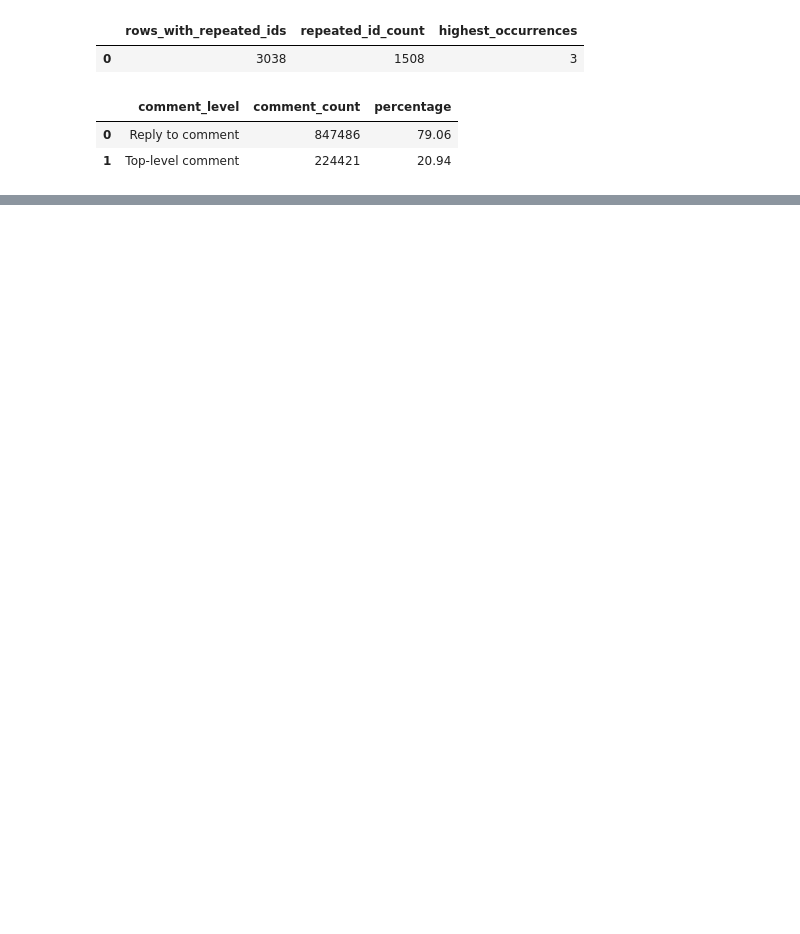
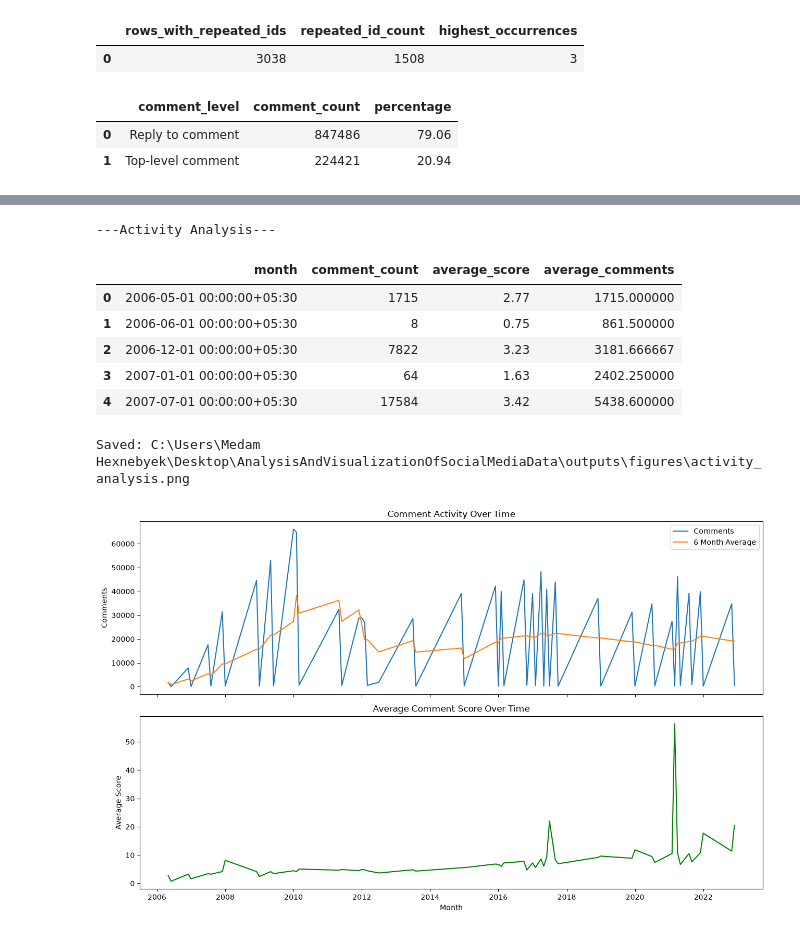
Before and after one commit to sah-rohit/AnalysisAndVisualizationOfSocialMediaData, a Jupyter notebook: main.ipynb, the cells around one changed output, grey strips where cells are left out. Cells and saved outputs as stored; diff of their text form; code cells hidden in the pictures; blank space fills up the shorter version.

Commit message:
Update analysis notebook, scripts, and visualizations; update gitignore

```diff
--- a/main.ipynb
+++ b/main.ipynb
@@ -369,0 +465,41 @@ File exists: True
+# %%
+print(f"---Activity Analysis---")
+activity_query = f"""
+    SELECT
+        DATE_TRUNC('month', TO_TIMESTAMP(TRY_CAST(created_utc AS BIGINT))) AS month,
+        COUNT(*) AS comment_count,
+        ROUND(AVG(TRY_CAST(score AS DOUBLE)), 2) AS average_score
+    FROM read_csv('{FILE_PATH}')
+    WHERE TRY_CAST(created_utc AS BIGINT) IS NOT NULL
+    GROUP BY 1
+    ORDER BY 1
+"""
+activity_df = duckdb.sql(activity_query).df()
+activity_df['month'] = pd.to_datetime(activity_df['month'])
+activity_df['average_comments'] = activity_df['comment_count'].rolling(6, min_periods=1).mean()
+display(activity_df.head())
+fig, axes = plt.subplots(2, 1, figsize=(13, 8), sharex=True)
+axes[0].plot(activity_df['month'], activity_df['comment_count'], label='Comments')
+axes[0].plot(activity_df['month'], activity_df['average_comments'], label='6 Month Average')
+axes[0].set_title('Comment Activity Over Time')
+axes[0].set_ylabel('Comments')
+axes[0].legend()
+axes[1].plot(activity_df['month'], activity_df['average_score'], color='green')
+axes[1].set_title('Average Comment Score Over Time')
+axes[1].set_xlabel('Month')
+axes[1].set_ylabel('Average Score')
+plt.tight_layout()
+activity_path = OUTPUT_DIR / 'activity_analysis.png'
+fig.savefig(activity_path, dpi=300, bbox_inches='tight')
+print('Saved:', activity_path)
+plt.show()
+# %% [output]
+---Activity Analysis---
+|  | month | comment_count | average_score | average_comments |
+| 0 | 2006-05-01 00:00:00+05:30 | 1715 | 2.77 | 1715.000000 |
+| 1 | 2006-06-01 00:00:00+05:30 | 8 | 0.75 | 861.500000 |
+| 2 | 2006-12-01 00:00:00+05:30 | 7822 | 3.23 | 3181.666667 |
+| 3 | 2007-01-01 00:00:00+05:30 | 64 | 1.63 | 2402.250000 |
+| 4 | 2007-07-01 00:00:00+05:30 | 17584 | 3.42 | 5438.600000 |
+Saved: C:\Users\Medam Hexnebyek\Desktop\AnalysisAndVisualizationOfSocialMediaData\outputs\figures\activity_analysis.png
+[figure, added]
```
Also changed, not shown: parts of 13 cells of this notebook, 11 other files.
